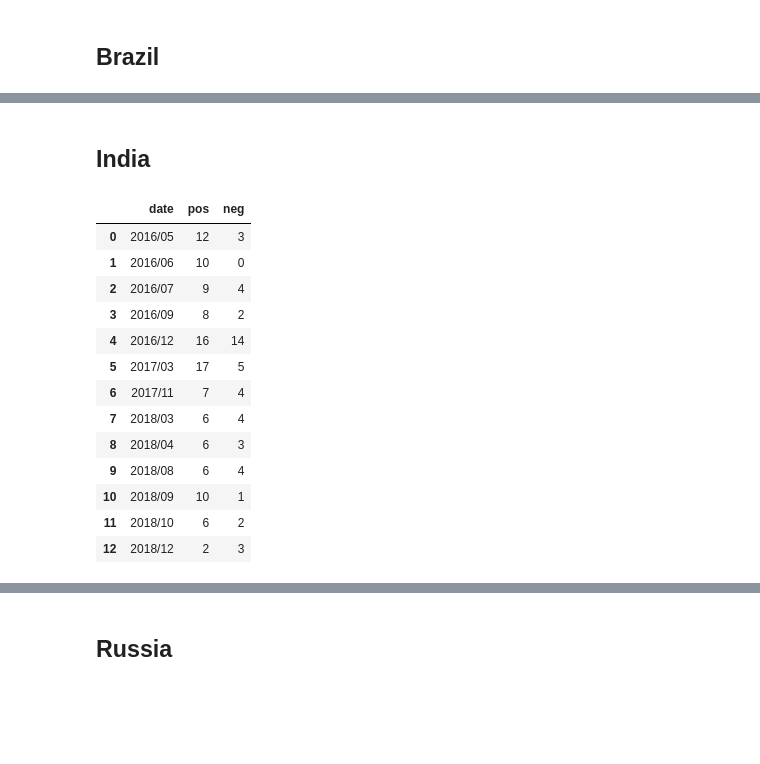
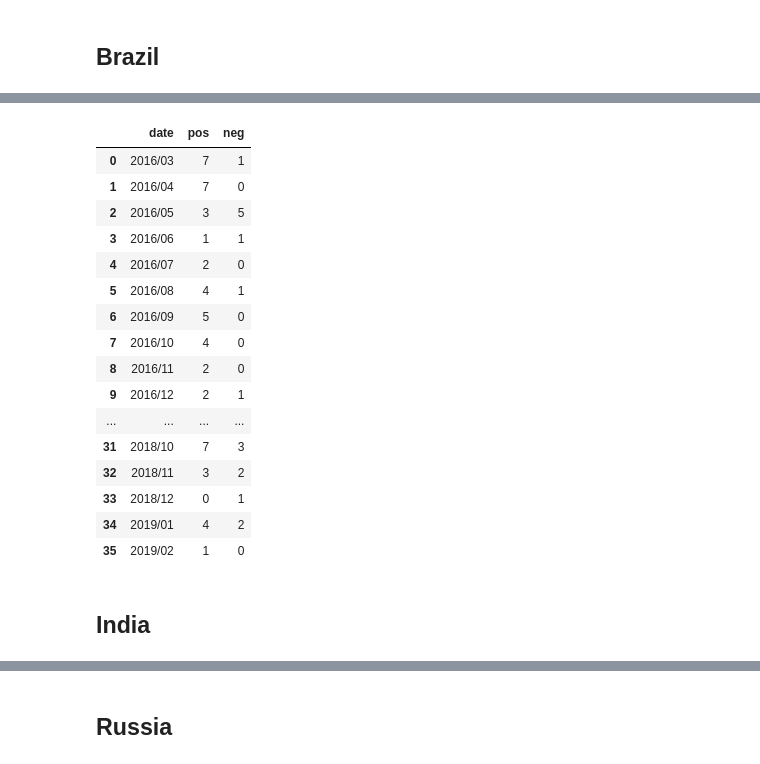
Before and after one commit to Jtrue27/Fintech-TM-ML, a Jupyter notebook: emotion/predict_new.ipynb, the cells around one changed output, grey strips where cells are left out. Drawn from its saved outputs; the diff is of its cells as text; code cells hidden in the pictures; blank space fills up the shorter version.

```diff
--- a/emotion/predict_new.ipynb
+++ b/emotion/predict_new.ipynb
@@ -166,21 +174,23 @@ brazi_df
+# %%
+brazi_df=get_count(data=[i for i in range(36)],path='./data/Brazil.csv')
+brazi_df
+# %% [output]
+|  | date | pos | neg |
+| 0 | 2016/03 | 7 | 1 |
+| 1 | 2016/04 | 7 | 0 |
+| 2 | 2016/05 | 3 | 5 |
+| 3 | 2016/06 | 1 | 1 |
+| 4 | 2016/07 | 2 | 0 |
+| 5 | 2016/08 | 4 | 1 |
+| 6 | 2016/09 | 5 | 0 |
+| 7 | 2016/10 | 4 | 0 |
+| 8 | 2016/11 | 2 | 0 |
+| 9 | 2016/12 | 2 | 1 |
+| ... | ... | ... | ... |
+| 31 | 2018/10 | 7 | 3 |
+| 32 | 2018/11 | 3 | 2 |
+| 33 | 2018/12 | 0 | 1 |
+| 34 | 2019/01 | 4 | 2 |
+| 35 | 2019/02 | 1 | 0 |
 # %% [markdown]
 ## India
-# %%
-india=[2, 3, 4, 6, 9, 12, 20, 24, 25, 29, 30, 31, 33]
-india_df=get_count(data=india,path='./data/India.csv')
-india_df
-# %% [output]
-|  | date | pos | neg |
-| 0 | 2016/05 | 12 | 3 |
-| 1 | 2016/06 | 10 | 0 |
-| 2 | 2016/07 | 9 | 4 |
-| 3 | 2016/09 | 8 | 2 |
-| 4 | 2016/12 | 16 | 14 |
-| 5 | 2017/03 | 17 | 5 |
-| 6 | 2017/11 | 7 | 4 |
-| 7 | 2018/03 | 6 | 4 |
-| 8 | 2018/04 | 6 | 3 |
-| 9 | 2018/08 | 6 | 4 |
-| 10 | 2018/09 | 10 | 1 |
-| 11 | 2018/10 | 6 | 2 |
-| 12 | 2018/12 | 2 | 3 |
```
Also changed, not shown: parts of 6 cells of this notebook, 5 other files.
